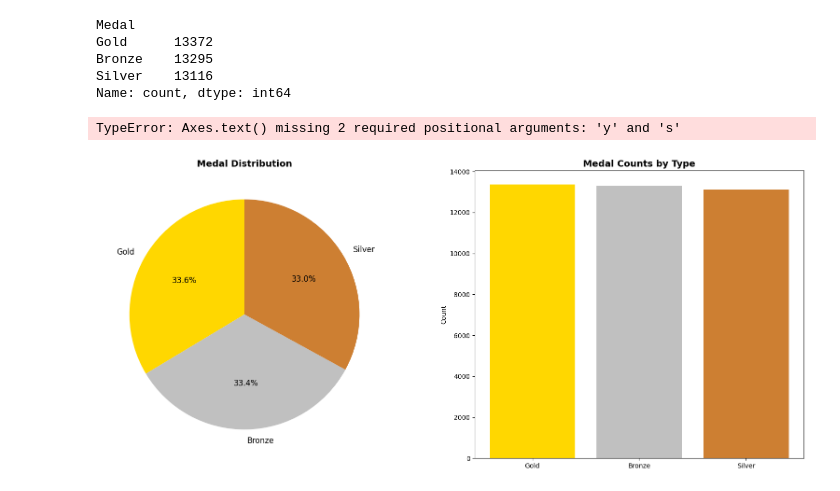
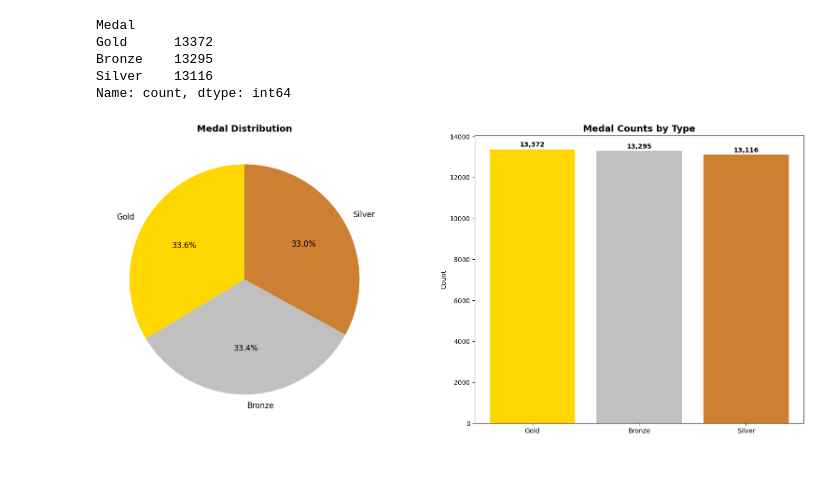
Before and after one commit to Dani-8/120Years-Of-Olympics-Data-Analysis, a Jupyter notebook: Olympic Medal Prediction ML Analysis.ipynb, the cells around one changed output. Saved outputs shown, nothing was run; the diff lists cells and outputs as text; code cells hidden in the pictures.

```diff
--- a/Olympic Medal Prediction ML Analysis.ipynb
+++ b/Olympic Medal Prediction ML Analysis.ipynb
@@ -187,20 +187,20 @@ Name: count, dtype: int64
 # %%
 fig, axes = plt.subplots(1,2, figsize=(20,8))
 colors = ['#FFD700', '#C0C0C0', '#CD7F32']  # Gold, Silver, Bronze colors
 
 axes[0].pie(medal_count.values, labels=medal_count.index, colors=colors, autopct="%1.1f%%", textprops={"fontsize":12}, startangle=90)
 axes[0].set_title('Medal Distribution', fontweight="bold", fontsize=14)
 
 bars = axes[1].bar(medal_count.index, medal_count.values, color=colors)
 axes[1].set_title('Medal Counts by Type', fontweight='bold', fontsize=14)
 axes[1].set_xticklabels(medal_count.index)
 axes[1].set_ylabel("Count")
 
 for bar in bars:
     height = bar.get_height()
-    axes[1].text(f"")
+    axes[1].text(bar.get_x() + bar.get_width()/2, height + 50,
+        f"{int(height):,}", fontweight="bold", va="bottom", ha="center")
 
 plt.show()
 # %% [output]
-TypeError: Axes.text() missing 2 required positional arguments: 'y' and 's'
-[figure, old version]
+[figure, new version]
```
